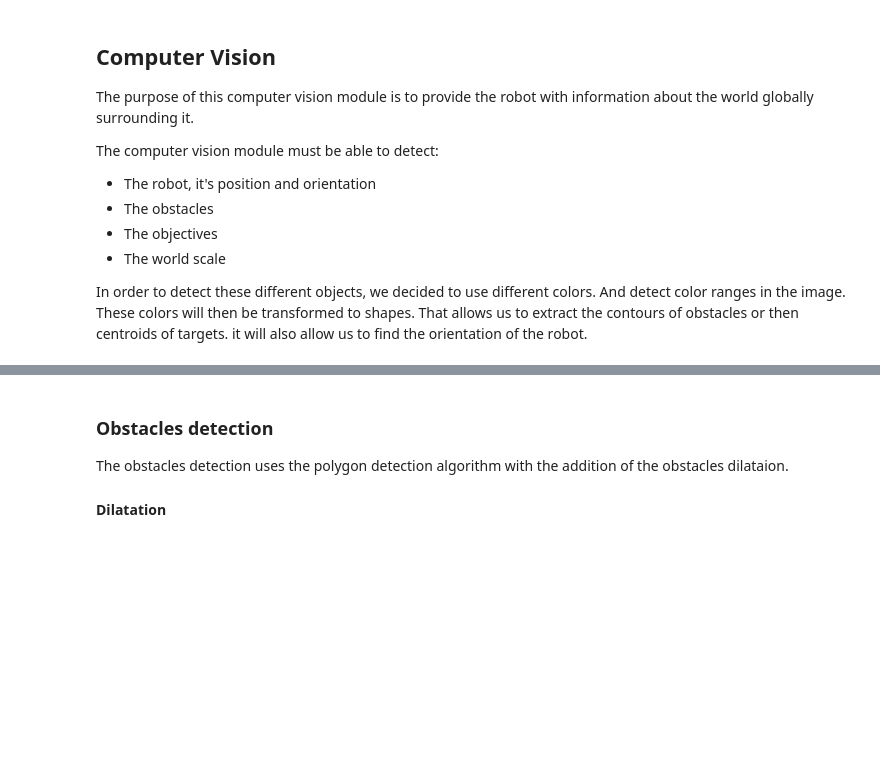
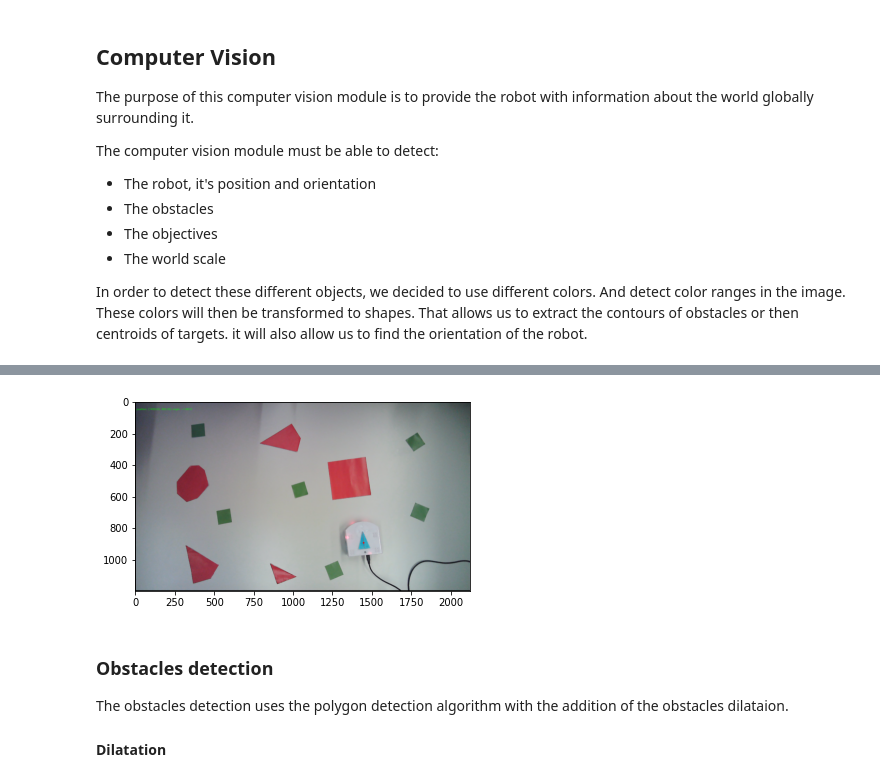
Before and after one commit to iac26/projet_robotique_2020, a Jupyter notebook: src/vision/Vision_FINAL.ipynb, the cells around one changed output, grey strips where cells are left out. Cells and saved outputs as stored; diff of their text form; code cells hidden in the pictures; blank space fills up the shorter version.

```diff
--- a/src/vision/Vision_FINAL.ipynb
+++ b/src/vision/Vision_FINAL.ipynb
@@ -373,0 +240,92 @@ cv2.destroyAllWindows()
+# %%
+#calibration
+BLUE_LOW  = [87, 129, 80]
+BLUE_HIGH = [131, 255, 255]
+
+def detect_robot(frame, scale=1):
+    blue_low = np.array(BLUE_LOW, np.uint8)
+    blue_high = np.array(BLUE_HIGH, np.uint8)
+    frame = frame.copy()
+
+    clean_contours = find_color(frame, blue_low, blue_high)
+
+    good_cnt = []
+
+    for cnt in clean_contours:
+        if(len(cnt) == 3):
+            K = 2
+            A = 0
+            B = 0
+            C = 0
+            dAB = 0
+            dBC = 0
+            dCA = 0
+            p1 = cnt[0][0]
+            p2 = cnt[1][0]
+            p3 = cnt[2][0]
+            d1 = np.linalg.norm(p2-p1)
+            d2 = np.linalg.norm(p3-p2)
+            d3 = np.linalg.norm(p1-p3)
+            min_ix = np.argmin([d1, d2, d3])
+            if(min_ix == 0):
+                A = p3
+                B = p2
+                C = p1
+                dAB = d2
+                dBC = d1
+                dCA = d3
+            elif(min_ix == 1):
+                A = p1
+                B = p3
+                C = p2
+                dAB = d3
+                dBC = d2
+                dCA = d1
+            else:
+                A = p2
+                B = p3
+                C = p1
+                dAB = d2
+                dBC = d3
+                dCA = d1
+            score = abs(dAB-dCA)+abs(K*dBC - dAB)+abs(K*dBC - dCA)/np.linalg.norm(dAB)
+            good_cnt.append([A, B, C, score])
+
+    good_cnt = sorted(good_cnt, key = lambda x: x[3])
+
+    robot_pos = [np.array([0, 0]), 0, False, 0]
+
+    if(len(good_cnt) > 0):
+        robot_visible = True
+        A = good_cnt[0][0]
+        B = good_cnt[0][1]
+        C = good_cnt[0][2]
+        D = (np.mean([[B, C]], axis=1))[0]
+
+
+        Center = (np.mean([[A, B, C]], axis=1))[0]
+
+        direction = A - D
+
+        size = np.linalg.norm(direction)
+
+        angle = np.arctan2(direction[1], direction[0])
+
+        frame = cv2.line(frame, (int(D[0]), int(D[1])), (int(A[0]), int(A[1])), color=(0, 0, 255), thickness=1)
+        frame = cv2.circle(frame, (int(Center[0]), int(Center[1])), radius=5, color=(0, 0, 255), thickness=-1)
+        Center = np.multiply(Center, scale).astype(int)
+        text =  "position: ({:0.2f}, {:0.2f}) angle: {:0.4f}".format(Center[0], Center[1], angle)
+        font = cv2.FONT_HERSHEY_SIMPLEX
+        cv2.putText(frame, text, (10, 50), font, 0.5, (0, 255, 0), 1, cv2.LINE_AA)
+
+
+        robot_pos = [Center, angle, True, size]
+
+    return robot_pos, frame
+
+frame = cv2.imread("images/colors.png")
+
+pos, image = detect_robot(frame)
+
+plt.imshow(image[:,:,::-1])
+# %% [output]
@@ -374,3 +333,4 @@ cv2.destroyAllWindows()
+[figure, added]
 # %% [markdown]
 ### Obstacles detection
 The obstacles detection uses the polygon detection algorithm with the addition of the obstacles dilataion.
```
Also changed, not shown: parts of 9 cells of this notebook, 2 other files.
